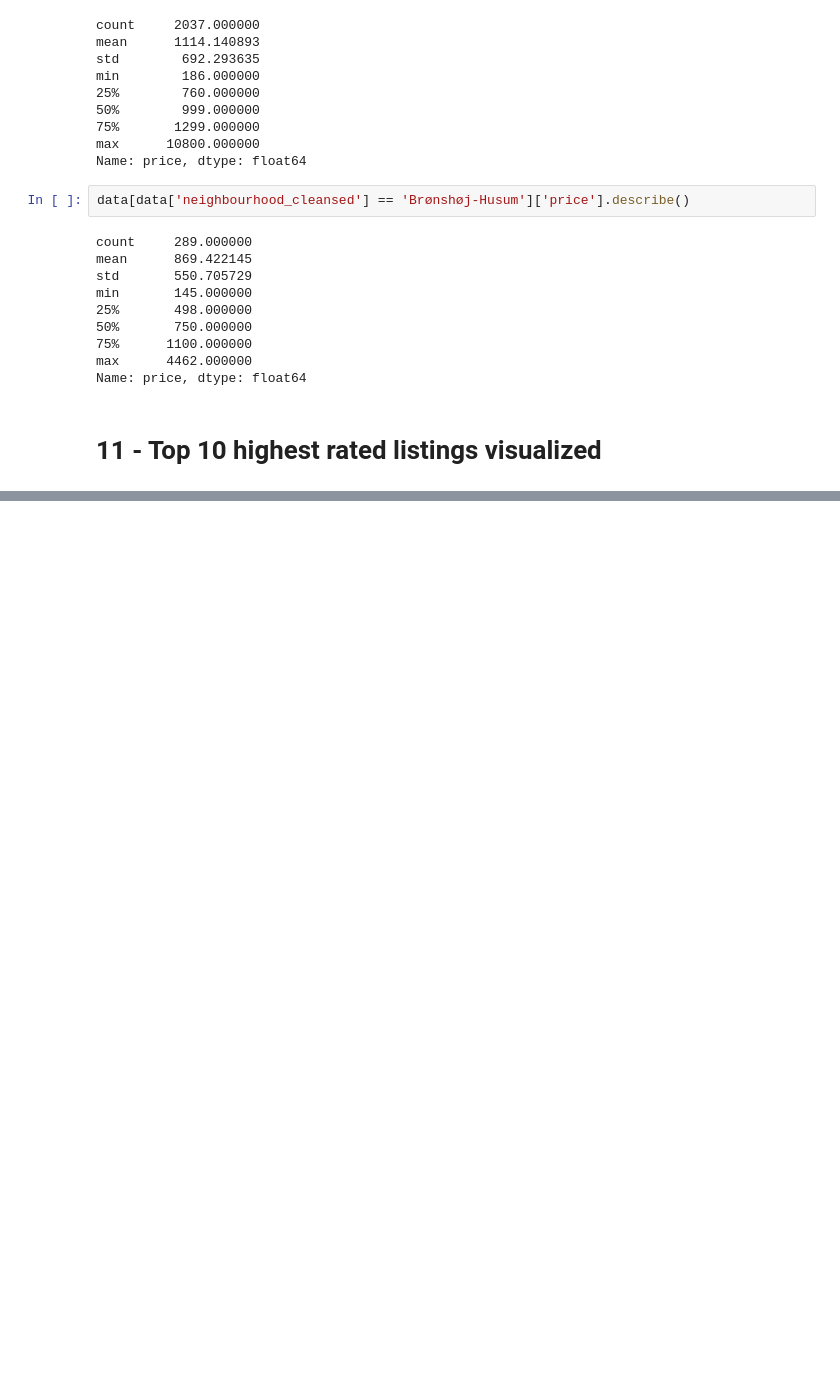
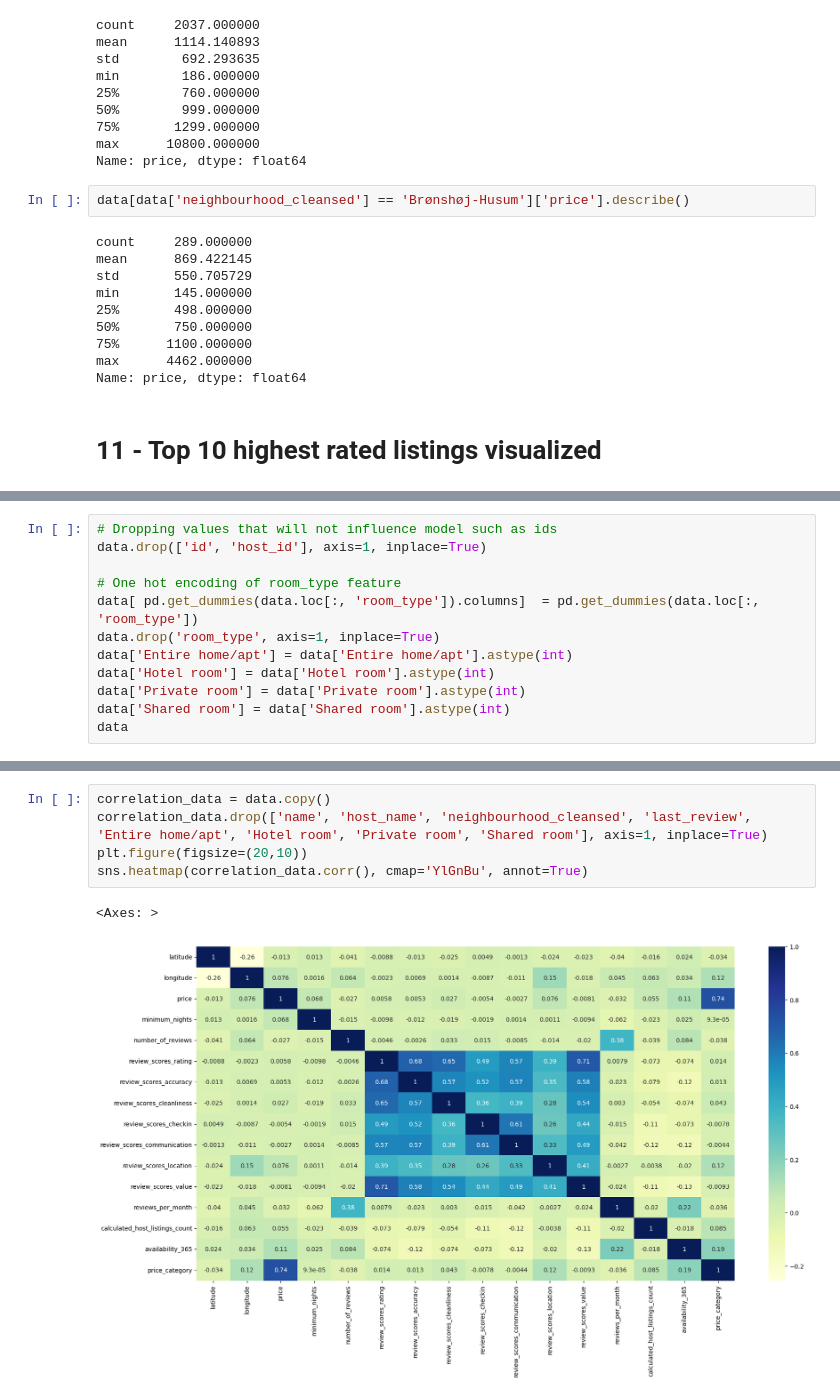
Before and after one commit to michaelbui99/mal-assignment-1, a Jupyter notebook: assignment01.ipynb, the cells around one changed output, grey strips where cells are left out. Drawn from its saved outputs; the diff is of its cells as text; blank space fills up the shorter version.

```diff
--- a/assignment01.ipynb
+++ b/assignment01.ipynb
@@ -372,0 +419,12 @@ Name: price, dtype: float64
+# %%
+# Dropping values that will not influence model such as ids
+data.drop(['id', 'host_id'], axis=1, inplace=True)
+
+# One hot encoding of room_type feature
+data[ pd.get_dummies(data.loc[:, 'room_type']).columns]  = pd.get_dummies(data.loc[:, 'room_type'])
+data.drop('room_type', axis=1, inplace=True)
+data['Entire home/apt'] = data['Entire home/apt'].astype(int)
+data['Hotel room'] = data['Hotel room'].astype(int)
+data['Private room'] = data['Private room'].astype(int)
+data['Shared room'] = data['Shared room'].astype(int)
+data
@@ -372,0 +461,8 @@ Name: price, dtype: float64
+# %%
+correlation_data = data.copy()
+correlation_data.drop(['name', 'host_name', 'neighbourhood_cleansed', 'last_review', 'Entire home/apt', 'Hotel room', 'Private room', 'Shared room'], axis=1, inplace=True)
+plt.figure(figsize=(20,10))
+sns.heatmap(correlation_data.corr(), cmap='YlGnBu', annot=True)
+# %% [output]
+<Axes: >
+[figure, added]
```
Also changed, not shown: parts of 20 cells of this notebook.
